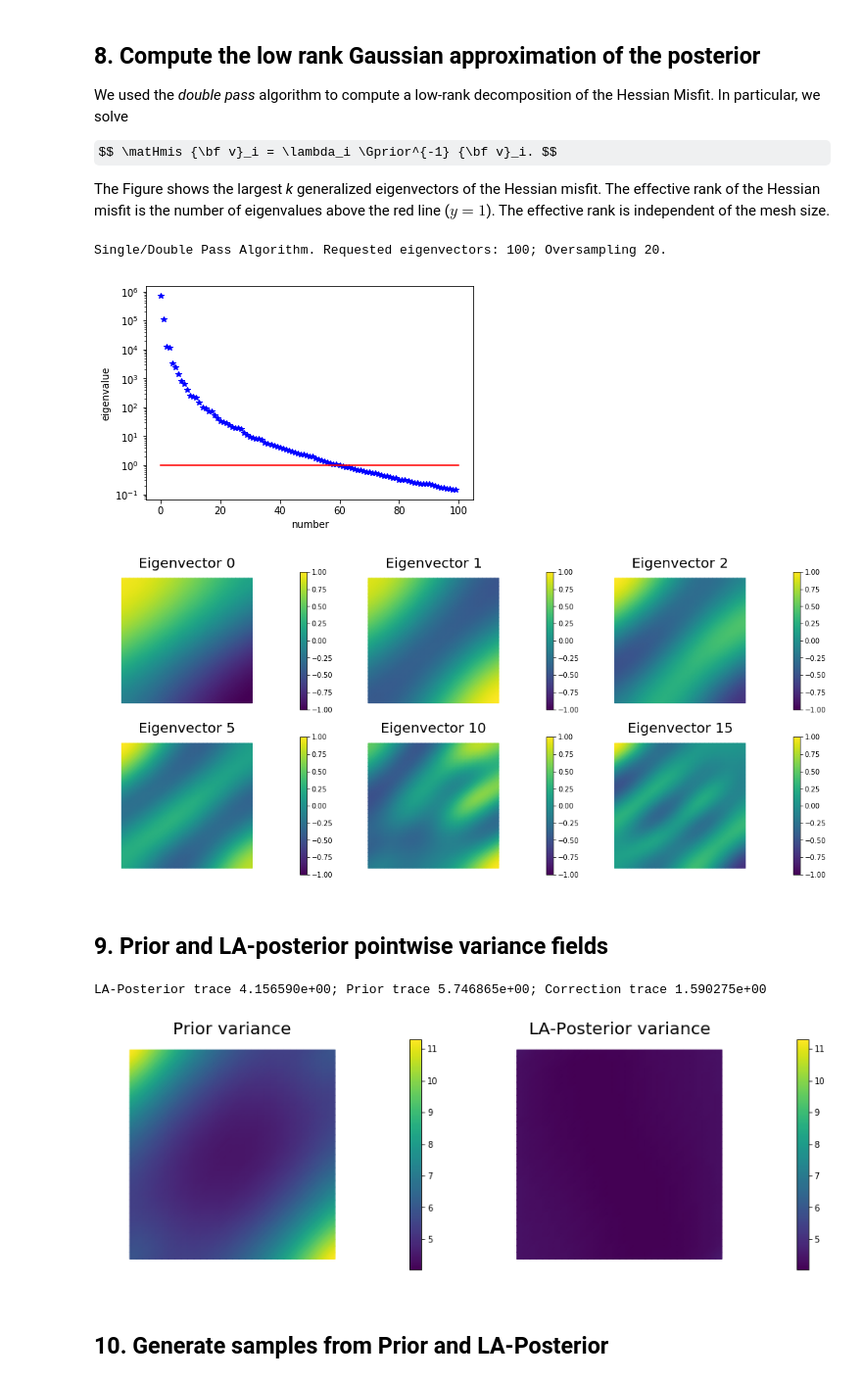
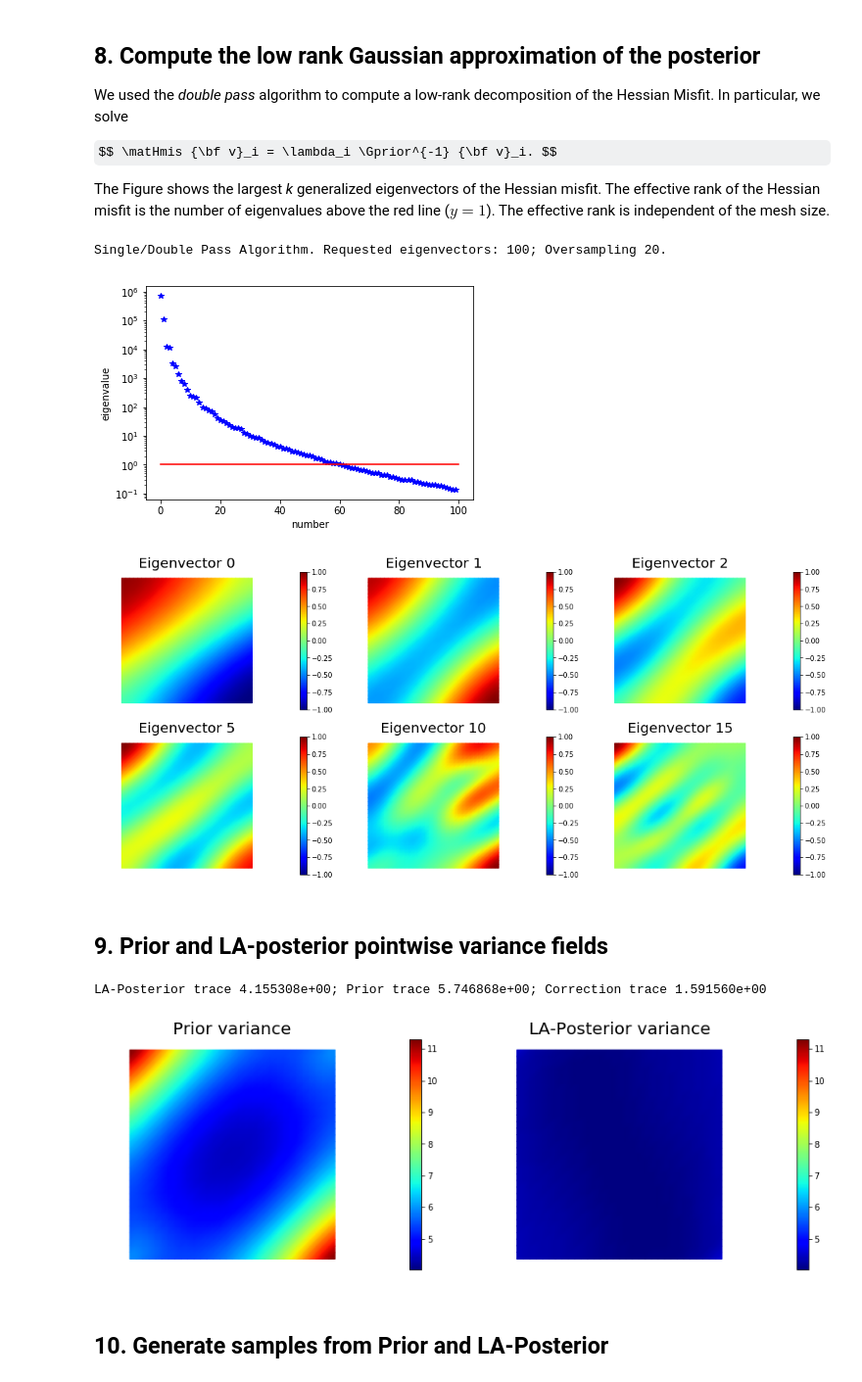
Before and after one commit to mpilosov/labs, a Jupyter notebook: Labs/Lab7_Wednesday/SubsurfaceBayesian.ipynb, the cells around one changed output. Shown at 98% size. Cells and saved outputs as stored; diff of their text form; code cells hidden in the pictures; some formulas as TeX source.

```diff
--- a/Labs/Lab7_Wednesday/SubsurfaceBayesian.ipynb
+++ b/Labs/Lab7_Wednesday/SubsurfaceBayesian.ipynb
@@ -495,29 +508,29 @@ plt.yscale('log')
 plt.xlabel('number')
 plt.ylabel('eigenvalue')
 
-hp.nb.plot_eigenvectors(Vh[hp.PARAMETER], V, mytitle="Eigenvector", which=[0,1,2,5,10,15])
+hp.nb.plot_eigenvectors(Vh[hp.PARAMETER], V, mytitle="Eigenvector", which=[0,1,2,5,10,15], cmap="jet")
 # below the red line is where the prior is dominating.
 # %% [output]
 Single/Double Pass Algorithm. Requested eigenvectors: 100; Oversampling 20.
 [figure]
-[figure, old version]
+[figure, new version]
 # %% [markdown]
 ## 9. Prior and LA-posterior pointwise variance fields
 # %%
 compute_trace = True
 if compute_trace:
     post_tr, prior_tr, corr_tr = nu.trace(method="Randomized", r=200)
     print( "LA-Posterior trace {0:5e}; Prior trace {1:5e}; Correction trace {2:5e}".format(post_tr, prior_tr, corr_tr) )
 post_pw_variance, pr_pw_variance, corr_pw_variance = nu.pointwise_variance(method="Randomized", r=200)
 
 objs = [dl.Function(Vh[hp.PARAMETER], pr_pw_variance),
         dl.Function(Vh[hp.PARAMETER], post_pw_variance)]
 mytitles = ["Prior variance", "LA-Posterior variance"]
-hp.nb.multi1_plot(objs, mytitles, logscale=False)
+hp.nb.multi1_plot(objs, mytitles, logscale=False, cmap="jet")
 plt.show()
 # %% [output]
-LA-Posterior trace 4.156590e+00; Prior trace 5.746865e+00; Correction trace 1.590275e+00
+LA-Posterior trace 4.155308e+00; Prior trace 5.746868e+00; Correction trace 1.591560e+00
-[figure, old version]
+[figure, new version]
 # %% [markdown]
 ## 10. Generate samples from Prior and LA-Posterior
 # %%
```
Also changed, not shown: parts of 9 cells of this notebook, 1 other file.
